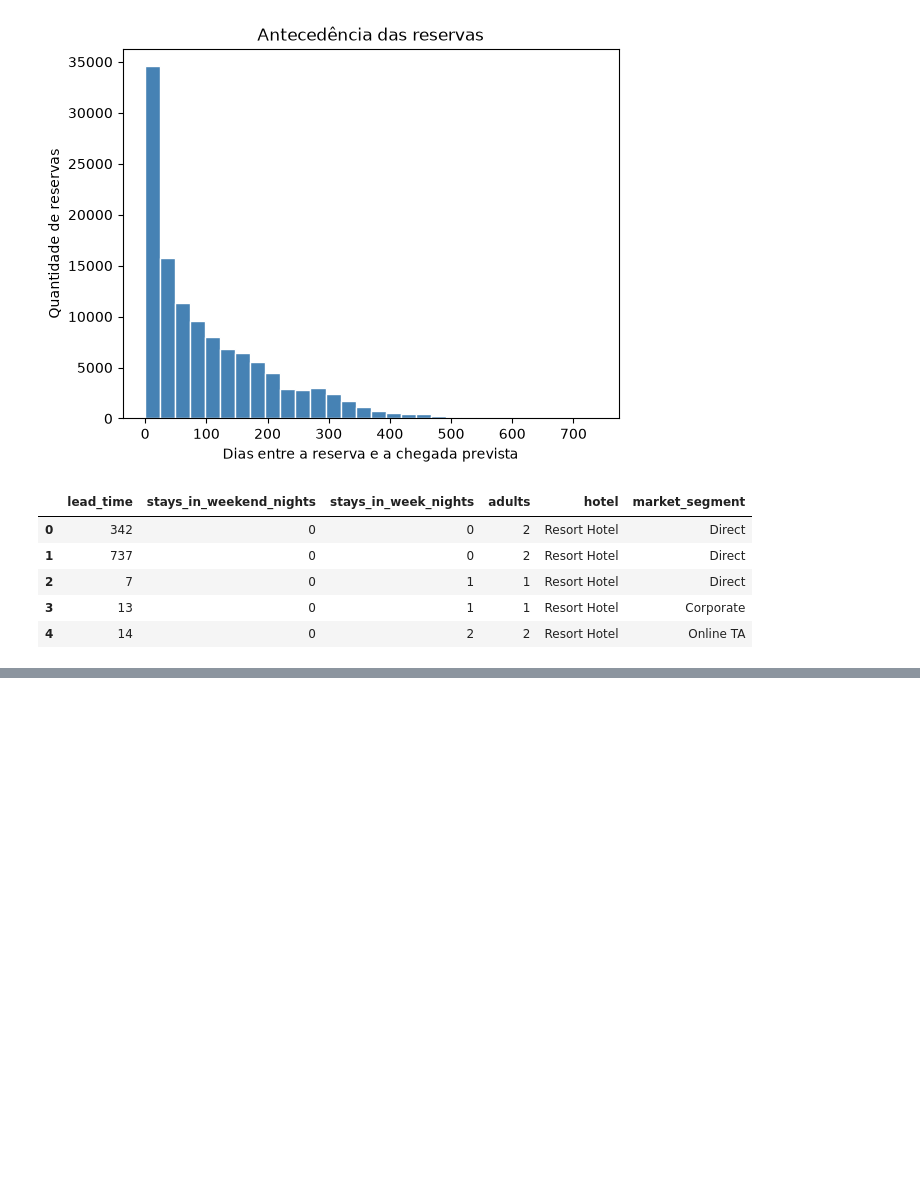
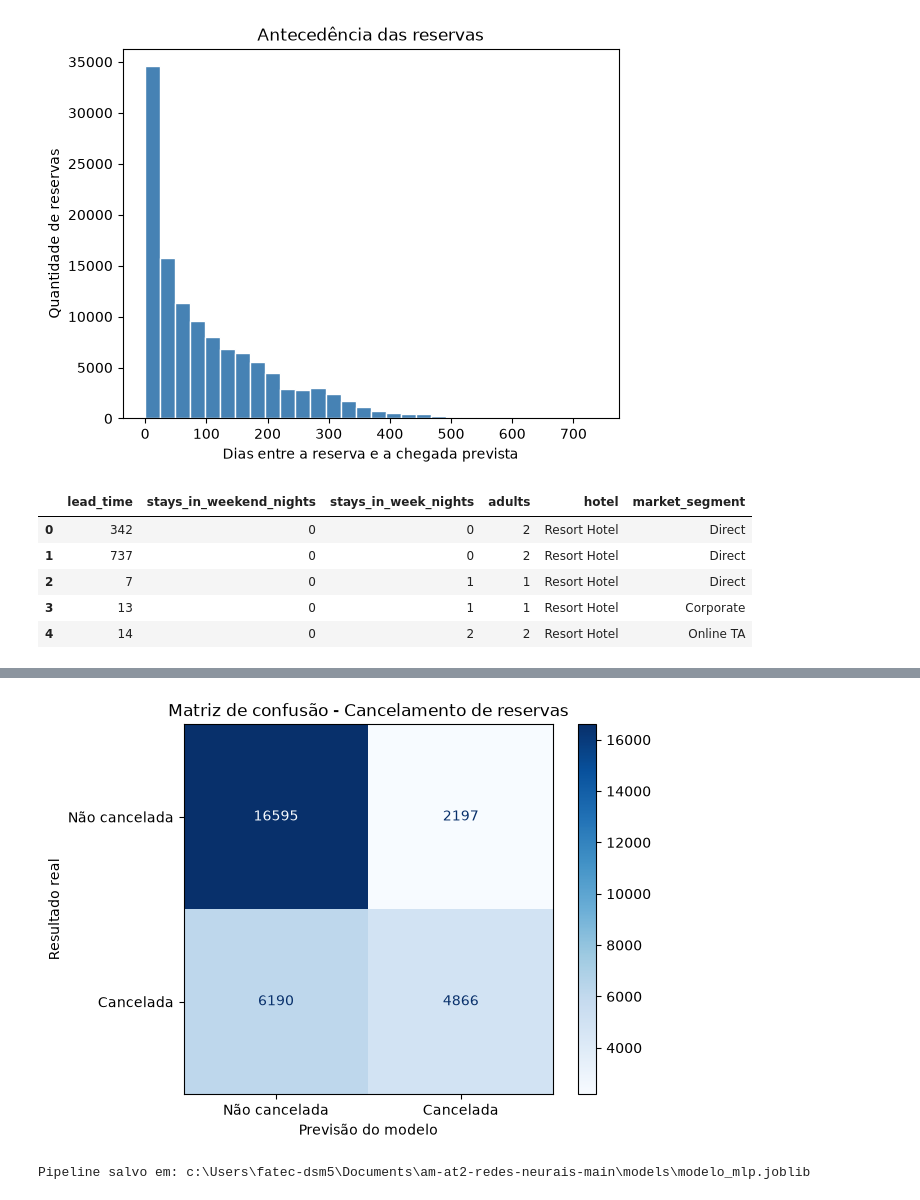
Before and after one commit to AnandaMazine/am-at2-redes-neurais, a Jupyter notebook: notebooks/analise_treinamento.ipynb, the cells around one changed output, grey strips where cells are left out. Saved outputs shown, nothing was run; the diff lists cells and outputs as text; code cells hidden in the pictures; blank space fills up the shorter version.

Commit message:
Conclui treinamento e avaliacao da MLP e salva pipeline

```diff
--- a/notebooks/analise_treinamento.ipynb
+++ b/notebooks/analise_treinamento.ipynb
@@ -182,0 +227,7 @@ display(X.head())
+# %%
+#Célula para treinar
+print("Iniciando treinamento...")
+
+pipeline.fit(X_train, y_train)
+
+print("Treinamento concluído!")
@@ -182,0 +237,15 @@ display(X.head())
+# %%
+from sklearn.metrics import accuracy_score, classification_report
+
+predicoes = pipeline.predict(X_test)
+
+acuracia = accuracy_score(y_test, predicoes)
+
+print(f"Acurácia no teste: {acuracia * 100:.2f}%")
+
+print("\nRelatório por classe:")
+print(classification_report(
+    y_test,
+    predicoes,
+    target_names=["Não cancelada", "Cancelada"]
+))
@@ -182,0 +264,38 @@ display(X.head())
+# %%
+from sklearn.metrics import ConfusionMatrixDisplay
+
+ConfusionMatrixDisplay.from_predictions(
+    y_test,
+    predicoes,
+    labels=[0, 1],
+    display_labels=["Não cancelada", "Cancelada"],
+    cmap="Blues",
+    values_format="d"
+)
+
+plt.title("Matriz de confusão - Cancelamento de reservas")
+plt.xlabel("Previsão do modelo")
+plt.ylabel("Resultado real")
+plt.show()
+# %% [output]
+[figure, added]
+# %%
+from pathlib import Path
+import joblib
+
+# Localiza a raiz do projeto
+raiz = Path.cwd()
+
+if raiz.name == "notebooks":
+    raiz = raiz.parent
+
+# Cria a pasta e salva o Pipeline completo
+pasta_modelos = raiz / "models"
+pasta_modelos.mkdir(exist_ok=True)
+
+caminho_modelo = pasta_modelos / "modelo_mlp.joblib"
+joblib.dump(pipeline, caminho_modelo)
+
+print("Pipeline salvo em:", caminho_modelo)
+# %% [output]
+Pipeline salvo em: c:\Users\fatec-dsm5\Documents\am-at2-redes-neurais-main\models\modelo_mlp.joblib
```
Also changed, not shown: parts of 6 cells of this notebook, 1 other file.
